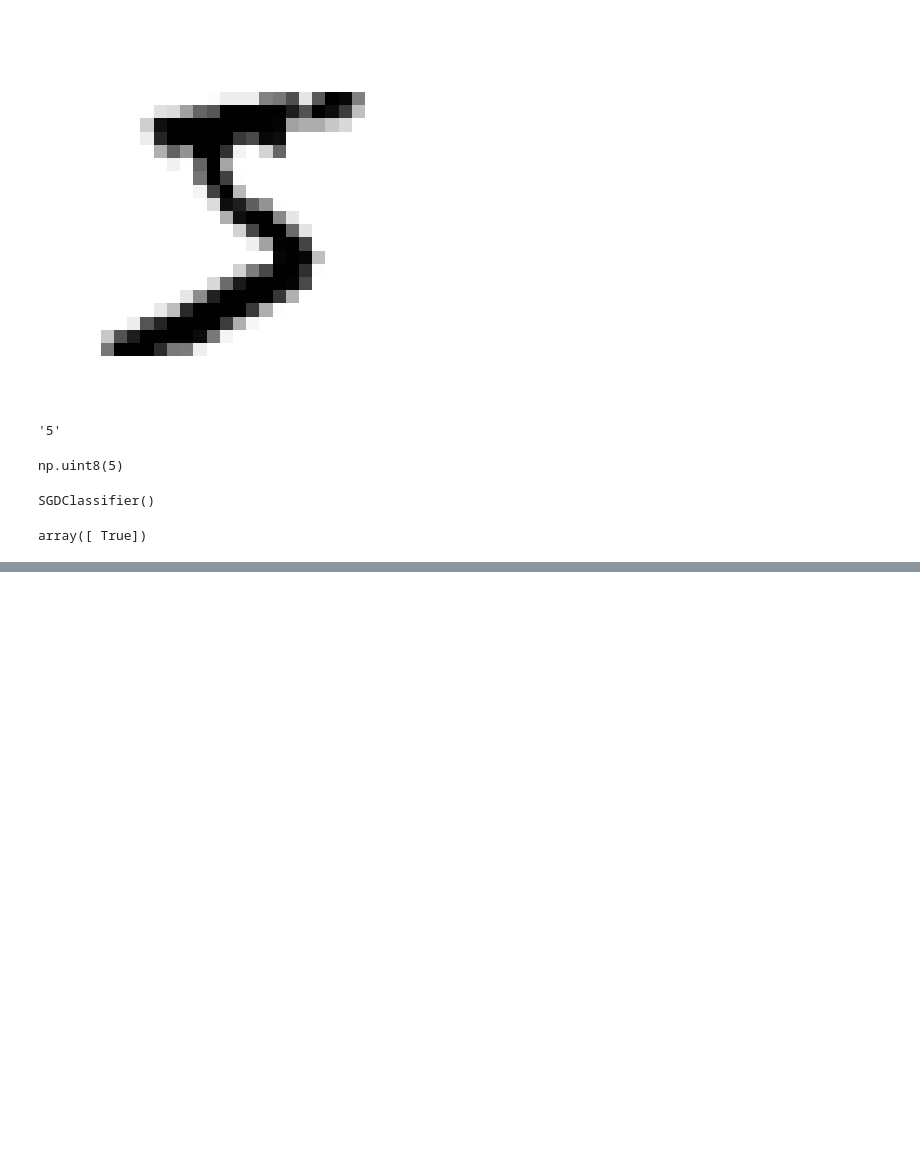
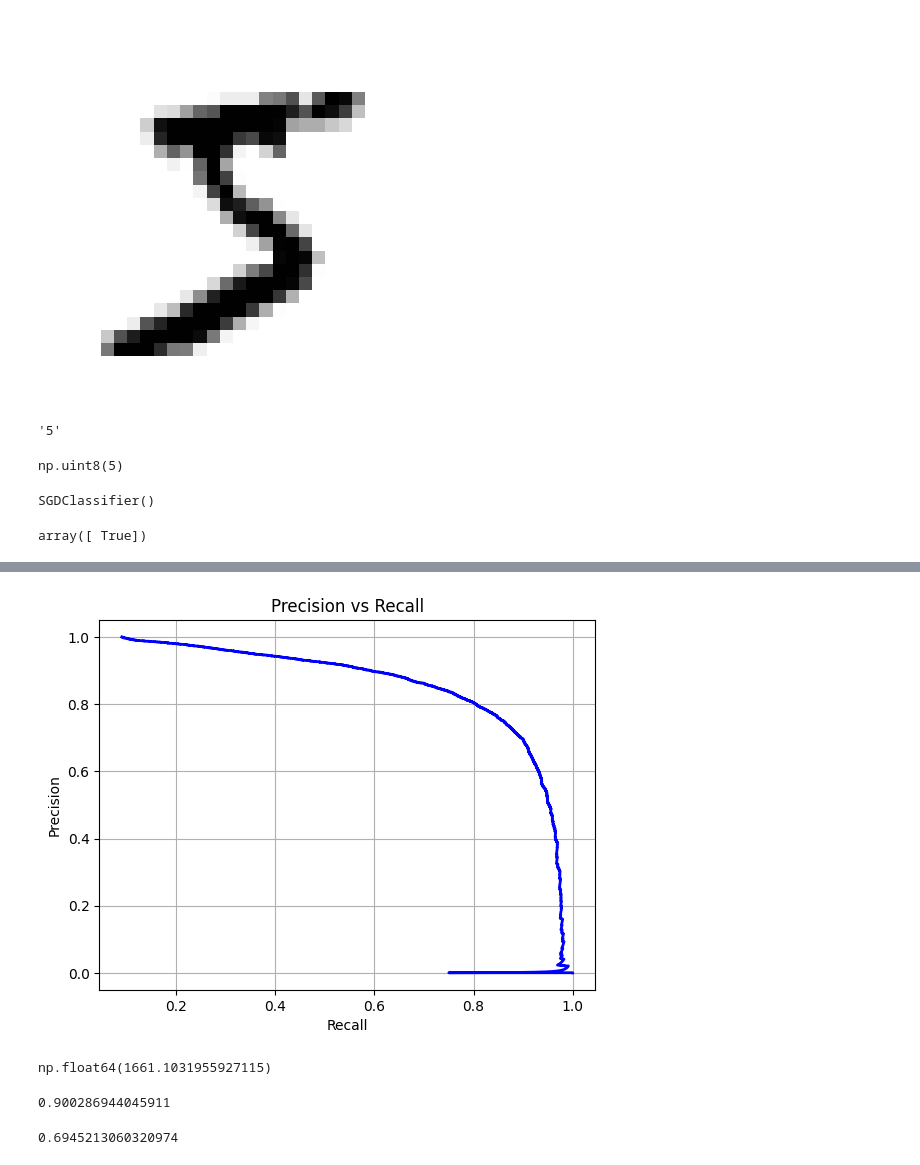
Before and after one commit to AgneloNunes9/scikit-learn-001, a Jupyter notebook: Classification.ipynb, the cells around one changed output, grey strips where cells are left out. Drawn from its saved outputs; the diff is of its cells as text; code cells hidden in the pictures; blank space fills up the shorter version.

```diff
--- a/Classification.ipynb
+++ b/Classification.ipynb
@@ -81,0 +186,12 @@ array([ True])
+# %%
+def plot_precision_vs_recall(precisions, recalls):
+    plt.plot(precisions, recalls, "b-", linewidth=2)
+    plt.xlabel("Recall")
+    plt.ylabel("Precision")
+    plt.title("Precision vs Recall")
+    plt.grid(True)
+    plt.show()
+# %%
+plot_precision_vs_recall(precisions, recalls)
+# %% [output]
+[figure, added]
@@ -81,0 +200,6 @@ array([ True])
+# %%
+# How to determine what treshold to use for 90% precision?
+treshold_for_90_precision = tresholds[np.argmax(precisions >= 0.90)]
+treshold_for_90_precision
+# %% [output]
+np.float64(1661.1031955927115)
@@ -81,0 +208,8 @@ array([ True])
+# %%
+precision_score(y_train_5, y_train_pred_90)
+# %% [output]
+0.900286944045911
+# %%
+recall_score(y_train_5, y_train_pred_90)
+# %% [output]
+0.6945213060320974
```
Also changed, not shown: parts of 35 cells of this notebook.
